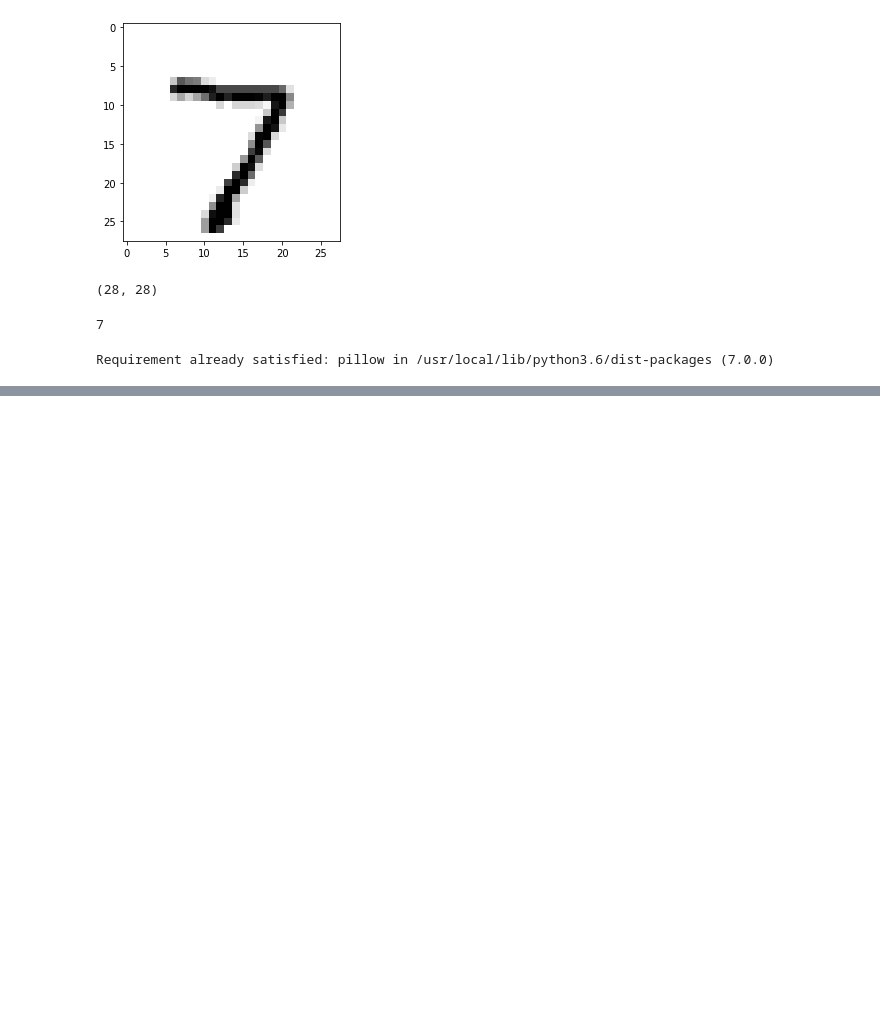
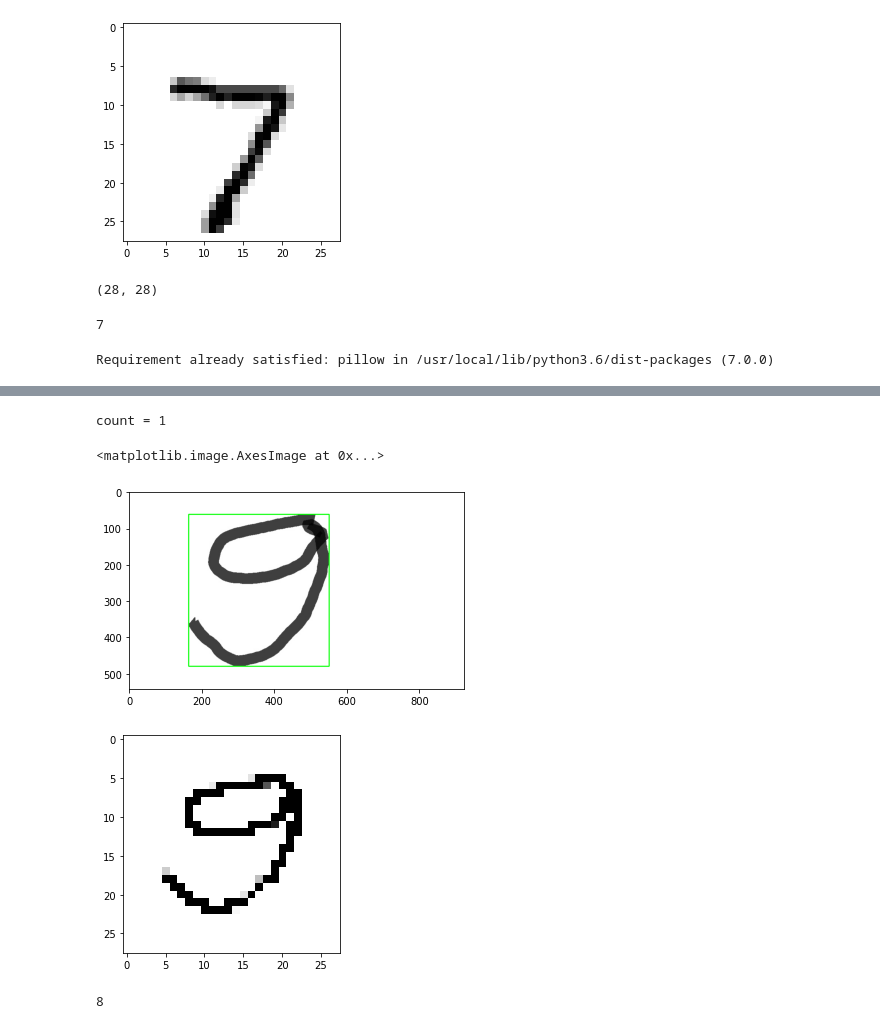
Before and after one commit to rajeshvalluri/MNIST_TF, a Jupyter notebook: MNIST_TF.ipynb, the cells around one changed output, grey strips where cells are left out. Drawn from its saved outputs; the diff is of its cells as text; code cells hidden in the pictures; blank space fills up the shorter version.

```diff
--- a/MNIST_TF.ipynb
+++ b/MNIST_TF.ipynb
@@ -178,0 +186,8 @@ np.argmax(model.predict(img[np.newaxis,...,np.newaxis]))
+# %%
+image = cv2.imread("//content/gdrive/My Drive/MNIST/nine.jpg") #load the image file
+# image[image < 20.0] = 0
+# image[image > 20.0] = np.max(image)
+grey = cv2.cvtColor(image.copy(), cv2.COLOR_BGR2GRAY) #Convert it into grayscale
+
+ret, thresh = cv2.threshold(grey.copy(), 75, 255, cv2.THRESH_BINARY_INV)
+contours, _ = cv2.findContours(thresh.copy(), cv2.RETR_EXTERNAL, cv2.CHAIN_APPROX_SIMPLE)
@@ -178,0 +197,39 @@ np.argmax(model.predict(img[np.newaxis,...,np.newaxis]))
+# %%
+preprocessed_digits = []
+count = 0
+for c in contours:
+    count += 1
+    x,y,w,h = cv2.boundingRect(c)
+    #print(x,y,w,h)
+    # Creating a rectangle around the digit in the original image (for displaying the digits fetched via contours)
+    cv2.rectangle(image, (x,y), (x+w, y+h), color=(0, 255, 0), thickness=2) # Drawing a green box around the number.
+    # Cropping out the digit from the image corresponding to the current contours in the for loop
+    digit = thresh[y:y+h, x:x+w]
+    # Resizing that digit to (18, 18)
+    resized_digit = cv2.resize(digit, (18,18))
+    #padding the resized digit with 5 pixels in each direction
+    padded_digit = np.pad(resized_digit, ((5,5),(5,5)), "constant", constant_values=0)
+    # Adding the preprocessed digit to the list of preprocessed digits
+    preprocessed_digits.append(padded_digit)
+print ("count =",count)
+# %% [output]
+count = 1
+# %%
+inp = np.array(preprocessed_digits)
+img = np.array(preprocessed_digits[0])
+img = (255.0 - img)
+#img[img < 20.0] = 0
+#img[img > 5.0] = np.max(img)
+img = img /255.0 * 0.99 + 0.01
+plt.figure()
+plt.imshow(image, cmap="gray")
+plt.figure()
+plt.imshow(img, cmap="gray")
+# %% [output]
+<matplotlib.image.AxesImage at 0x...>
+[figure, added]
+[figure, added]
+# %%
+np.argmax(model.predict(img[np.newaxis,...,np.newaxis]))
+# %% [output]
+8
```
Also changed, not shown: parts of 7 cells of this notebook.
